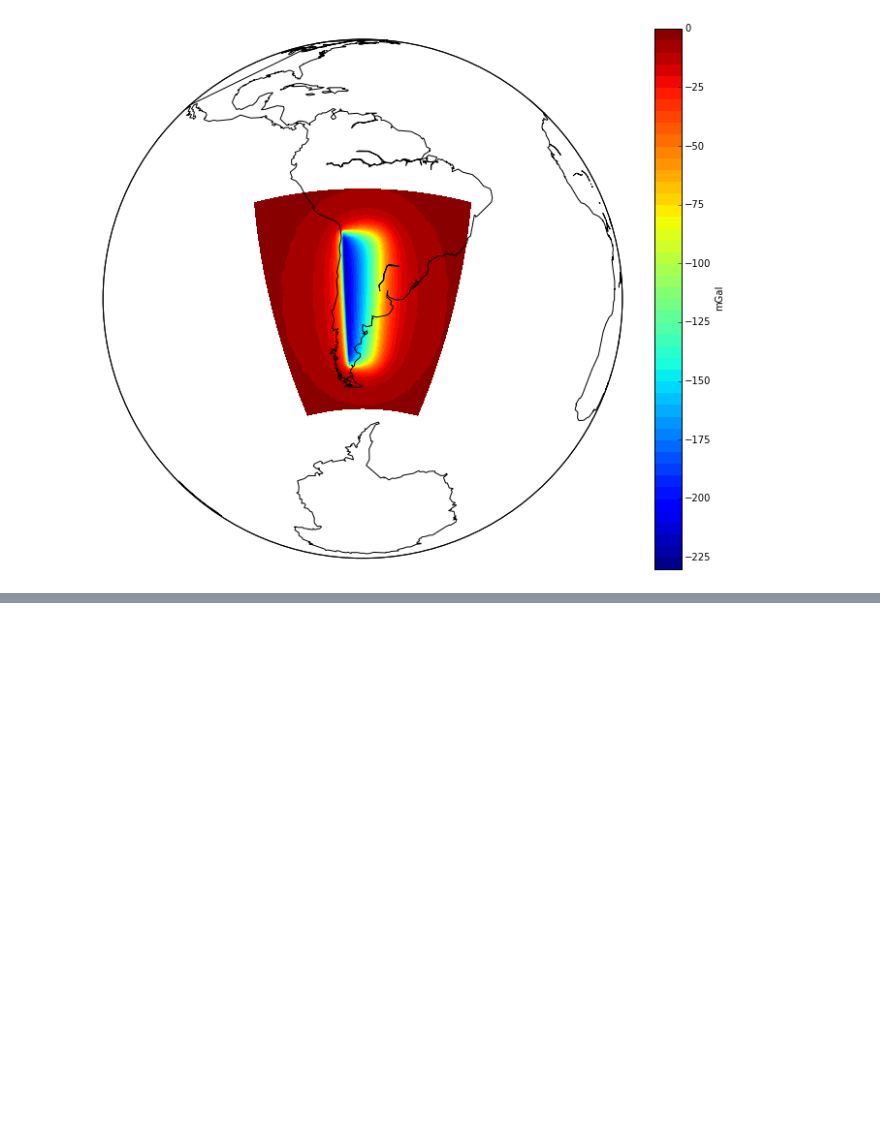
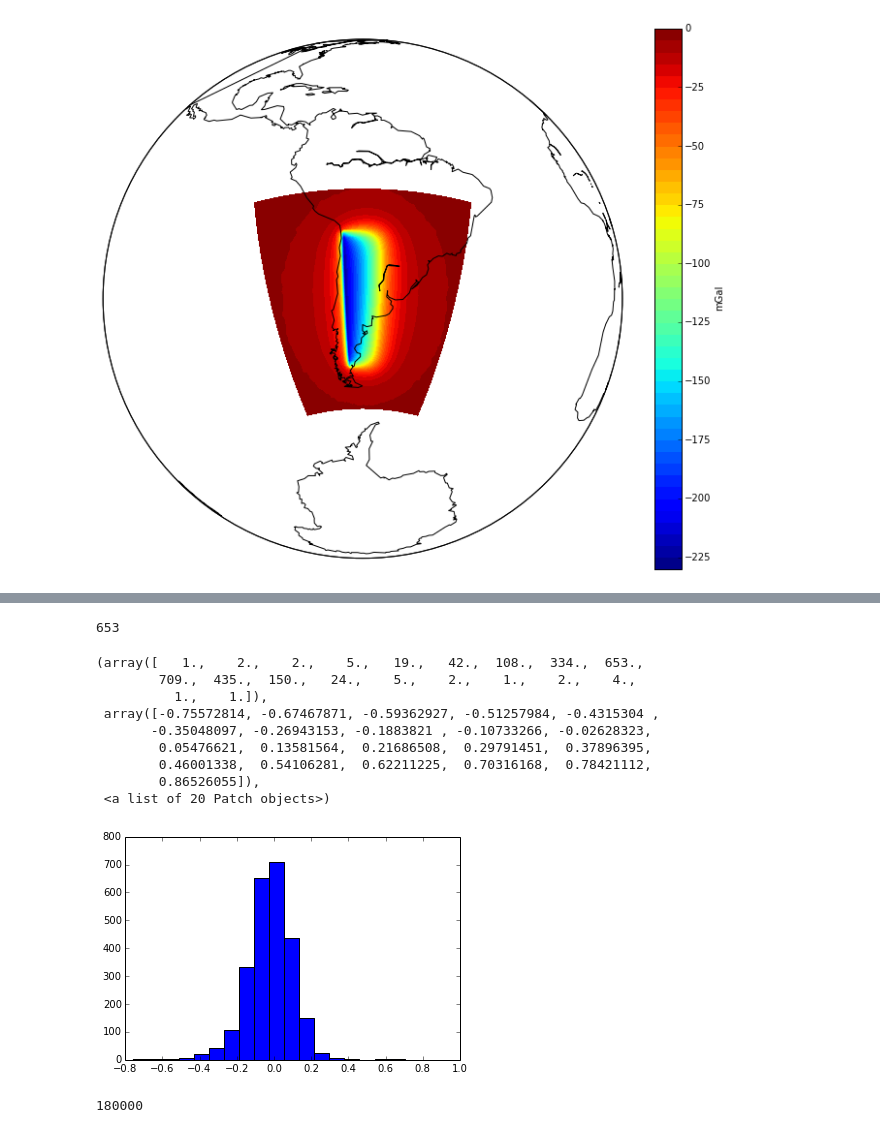
Before and after one commit to leouieda/egu2014, a Jupyter notebook: preliminary-synthetic-results.ipynb, the cells around one changed output, grey strips where cells are left out. Drawn from its saved outputs; the diff is of its cells as text; code cells hidden in the pictures; blank space fills up the shorter version.

```diff
--- a/preliminary-synthetic-results.ipynb
+++ b/preliminary-synthetic-results.ipynb
@@ -97,0 +125,22 @@ myv.show()
+# %%
+data = [harvester.Gz(lons, lats, heights, gz, meshtype='tesseroid')]
+estimate, predicted = harvester.harvest(data, seeds, mesh, compactness=0.1, threshold=0.000001)
+mesh.addprop('density', estimate['density'])
+estimate = vremove(0, 'density', mesh)
+print len(estimate)
+# %% [output]
+653
+# %%
+mpl.figure()
+mpl.hist(gz - predicted[0], 20)
+# %% [output]
+(array([   1.,    2.,    2.,    5.,   19.,   42.,  108.,  334.,  653.,
+        709.,  435.,  150.,   24.,    5.,    2.,    1.,    2.,    4.,
+          1.,    1.]),
+ array([-0.75572814, -0.67467871, -0.59362927, -0.51257984, -0.4315304 ,
+       -0.35048097, -0.26943153, -0.1883821 , -0.10733266, -0.02628323,
+        0.05476621,  0.13581564,  0.21686508,  0.29791451,  0.37896395,
+        0.46001338,  0.54106281,  0.62211225,  0.70316168,  0.78421112,
+        0.86526055]),
+ <a list of 20 Patch objects>)
+[figure, added]
@@ -97,0 +157,4 @@ myv.show()
+# %%
+mesh.size
+# %% [output]
+180000
```
Also changed, not shown: parts of 6 cells of this notebook.
